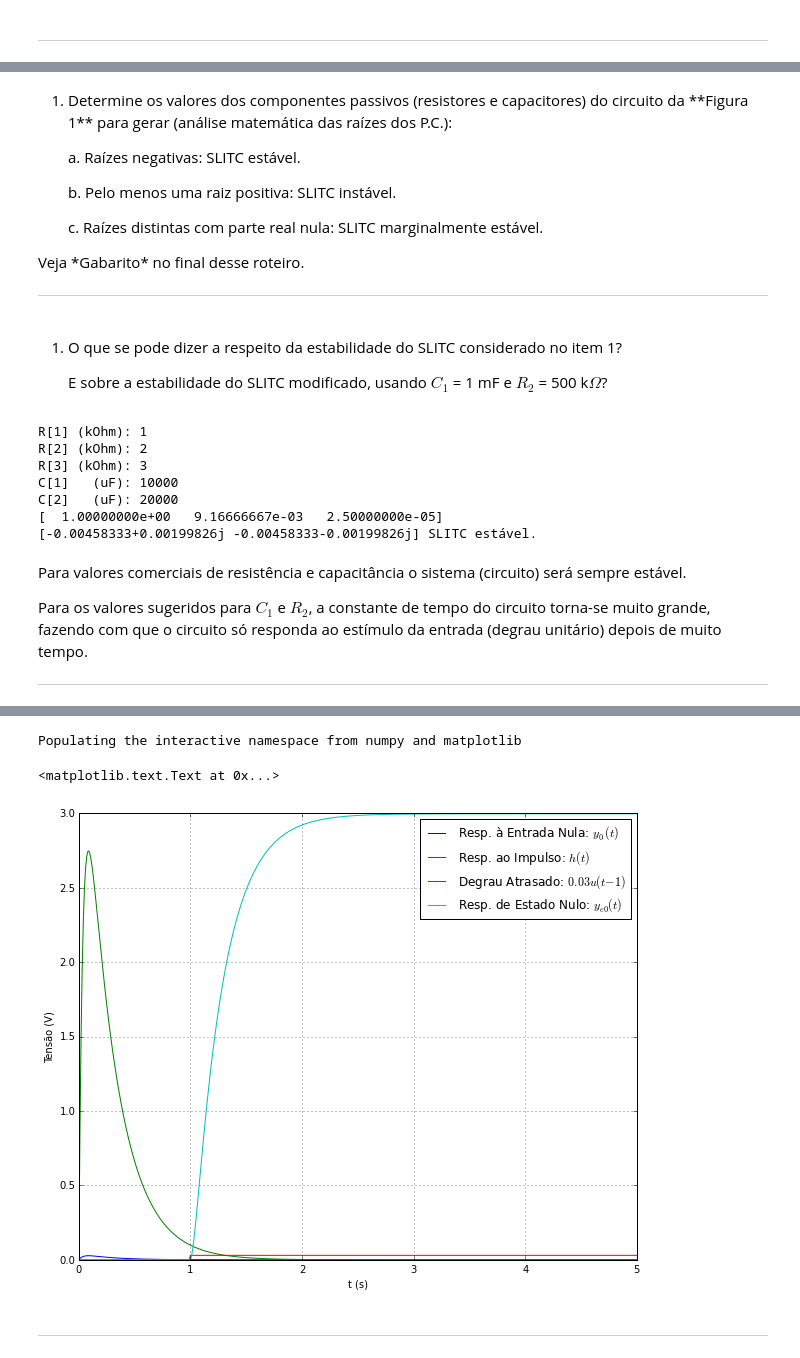
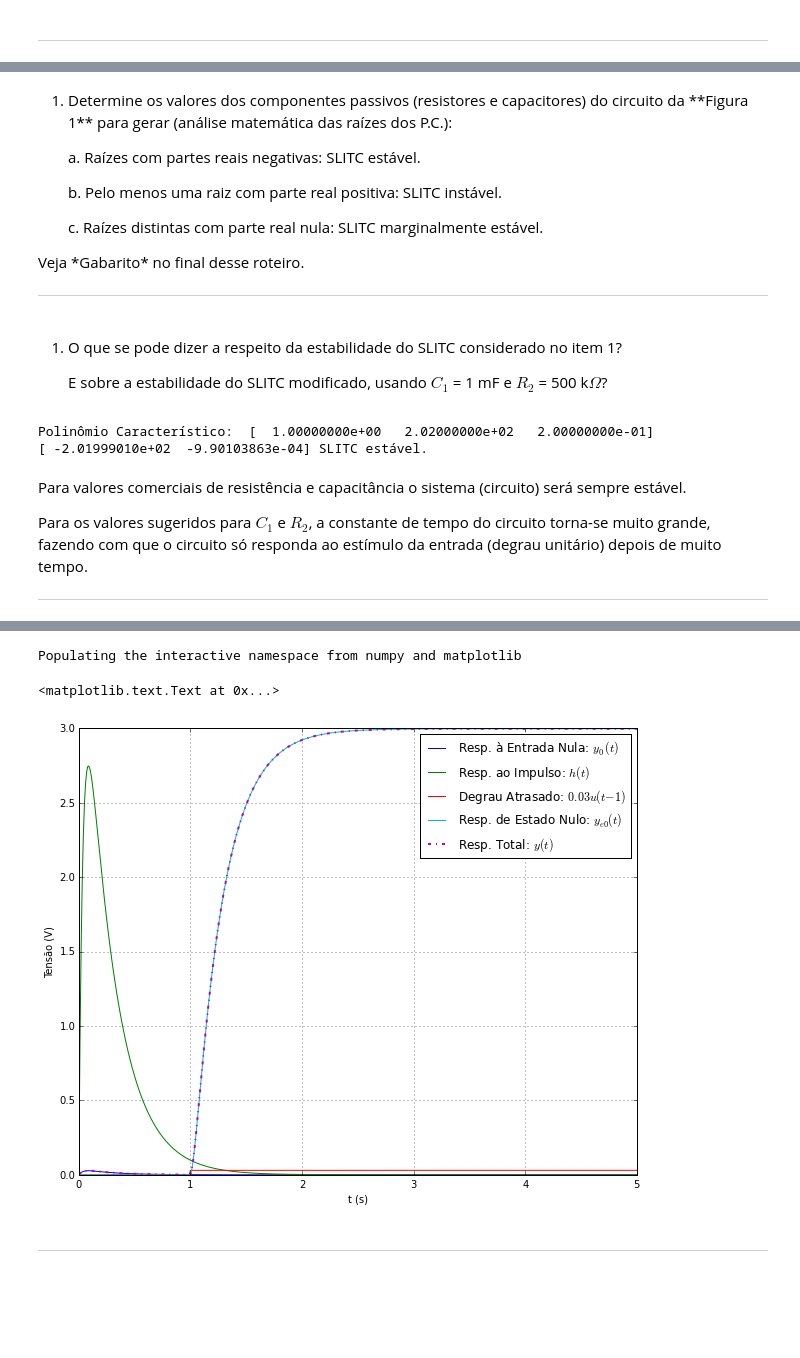
Before and after one commit to kaw19/linear_systems, a Jupyter notebook: 03 edlcc/SLITCCs_EDOs.ipynb, the cells around one changed output, grey strips where cells are left out. Drawn from its saved outputs; the diff is of its cells as text; code cells hidden in the pictures; blank space fills up the shorter version.

```diff
--- a/03 edlcc/SLITCCs_EDOs.ipynb
+++ b/03 edlcc/SLITCCs_EDOs.ipynb
@@ -150,7 +150,7 @@ C[2]   (uF): 200000
 # %% [markdown]
 <ol><li value=3>Determine os valores dos componentes passivos (resistores e capacitores) do circuito da **Figura 1** para gerar (análise matemática das raízes dos P.C.):
-<p>a.	Raízes negativas: SLITC estável.
-<p>b.	Pelo menos uma raiz positiva: SLITC instável.
+<p>a.	Raízes com partes reais negativas: SLITC estável.
+<p>b.	Pelo menos uma raiz com parte real positiva: SLITC instável.
 <p>c.	Raízes distintas com parte real nula: SLITC marginalmente estável. </li></ol>
 <p><p>Veja *Gabarito* no final desse roteiro.
 <hr>
@@ -161,11 +161,8 @@ C[2]   (uF): 200000
 # Solução do item 4
 import numpy as np
 # Entrada de dados via teclado
-R = np.zeros(3); C = np.zeros(2)
-for i in range(3):
-  R[i] = input('R['+str(i+1)+'] (kOhm): '); R[i] *= 10e3
-for i in range(2):
-  C[i] = input('C['+str(i+1)+']   (uF): '); C[i] *= 1e-6
+R = np.array([10000, 500e3, 10e3])             # R1 = R3 = 10 kOhm  e  R2 = 500 kOhm
+C = np.array([0.001, 1e-6])                    # C1 = 1 mF  e  C2 = 1 uF
 
 # cálculo dos coef.s da E.C.
 a = 1.
@@ -184,13 +181,8 @@ elif any(np.real(rc)>0) or rc[0]==rc[1]:       # raízes no SPD ou raízes repet
 else:
     print "SLITC marginalmente estável."       # raízes distintas no eixo vertical
 # %% [output]
-R[1] (kOhm): 1
-R[2] (kOhm): 2
-R[3] (kOhm): 3
-C[1]   (uF): 10000
-C[2]   (uF): 20000
-[  1.00000000e+00   9.16666667e-03   2.50000000e-05]
-[-0.00458333+0.00199826j -0.00458333-0.00199826j] SLITC estável.
+Polinômio Característico:  [  1.00000000e+00   2.02000000e+02   2.00000000e-01]
+[ -2.01999010e+02  -9.90103863e-04] SLITC estável.
 # %% [markdown]
 Para valores comerciais de resistência e capacitância o sistema (circuito) será sempre estável.
 
@@ -216,35 +208,39 @@ R = np.array([10000, 1e4, 10e3])               # R1 = R2 = R3 = 10 kOhm
 C = np.array([0.00001, 1e-5])                  # C1 = C2 = 10 uF
 
 # cálculo dos coef.s da E.C.
 a = 1.
 b = (1./R[0] + 1./R[1] + 1./R[2])/C[1]
 c = 1./(R[0] * R[1] * C[0] * C[1])
 PC = np.array([a, b, c])                       # polinômio característico
 rc = np.roots(PC)                              # raízes características
 t = np.arange(0,5.01,0.01)
 
 # Cálculo da Resposta à Entrada Nula
 c1 = 1./(rc[0]-rc[1])
 c2 = 1./(rc[1]-rc[0])
 y0 = c1*np.exp(rc[0]*t) + c2*np.exp(rc[1]*t)
 plt.plot(t,y0,label=u'Resp. à Entrada Nula: $y_0(t)$')
 
 # Cálculo da Resposta ao Impulso:
 # h(t) = k.y0(t) onde: k = 1/(R1.R2.C1.C2)
 h = y0/(R[0]*R[1]*C[0]*C[1])
 plt.plot(t,h,label='Resp. ao Impulso: $h(t)$')
 
-# Cálculo da Resposta de Estado Nulo com x(t) = u(t-1)/10
+# Cálculo da Resposta de Estado Nulo com x(t) = 0,03u(t-1)
 x = np.zeros(len(t))
 x[t>=1] = 0.03                                    # degrau unitário atrasado de 1 s
 plt.plot(t,x,label='Degrau Atrasado: $0.03u(t-1)$')
 ye0 = np.convolve(x,h)
 plt.plot(t,ye0[:len(t)],label='Resp. de Estado Nulo: $y_{e0}(t)$')
+
+# Cálculo da Resposta Total
+y = y0 + ye0[:501]
+plt.plot(t,y,'-.',label='Resp. Total: $y(t)$',linewidth=2)
 plt.legend(); plt.grid(True); plt.xlabel('t (s)'); plt.ylabel(u'Tensão (V)')
 # %% [output]
 Populating the interactive namespace from numpy and matplotlib
 <matplotlib.text.Text at 0x...>
-[figure, old version]
+[figure, new version]
 # %% [markdown]
 <hr>
 # %% [markdown]
```
Also changed, not shown: parts of 8 cells of this notebook.
